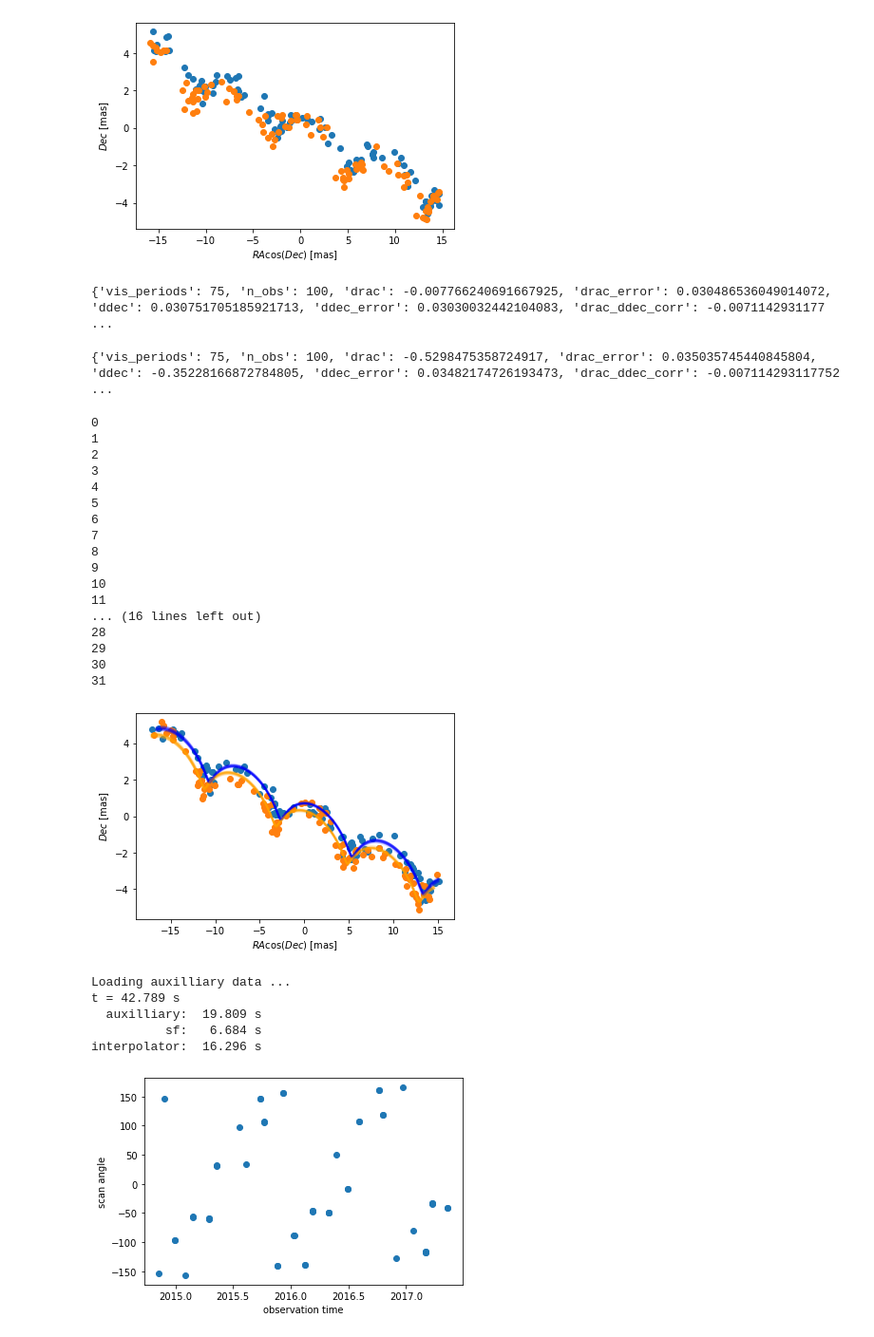
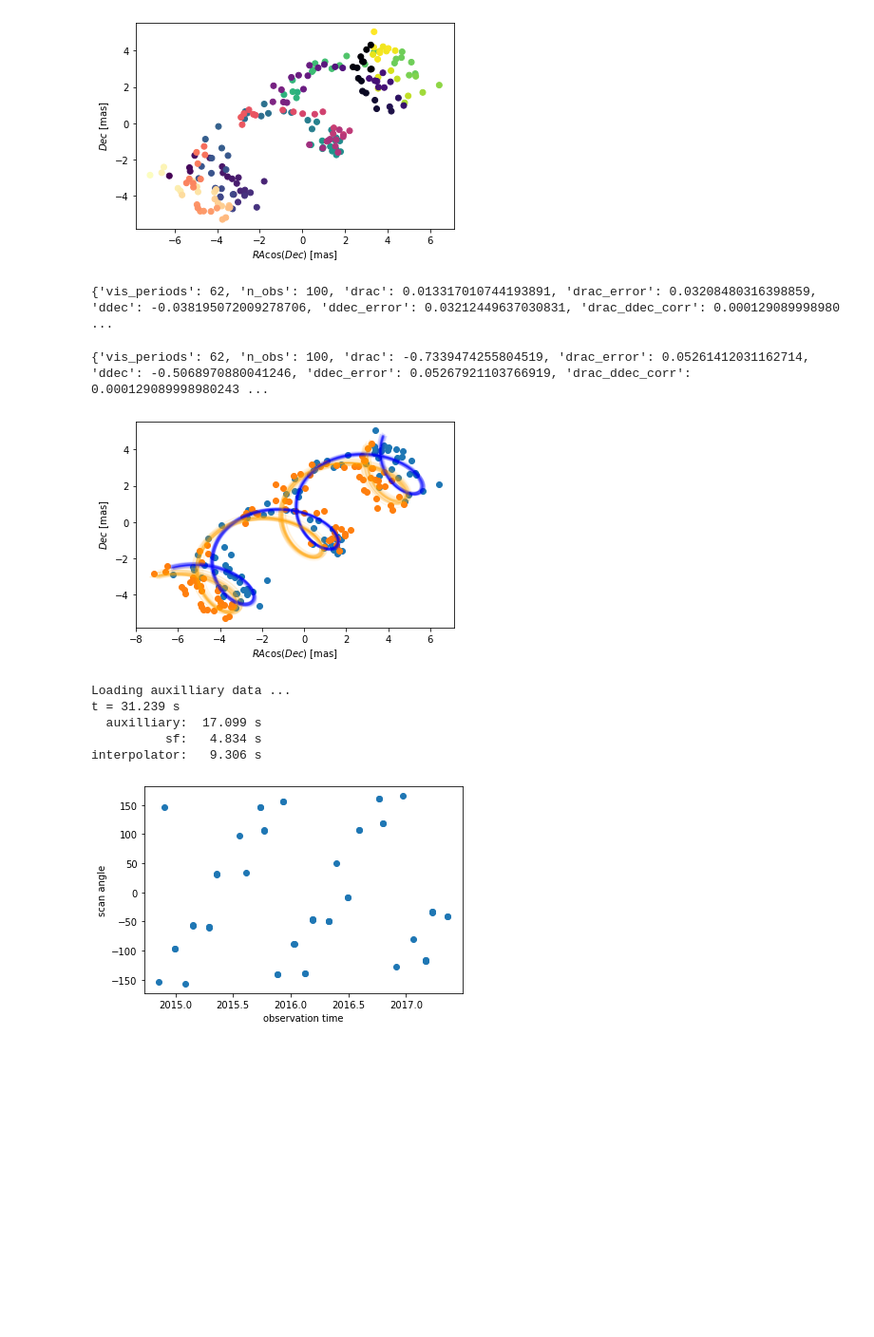
Before and after one commit to zpenoyre/astromet.py, a Jupyter notebook: example.ipynb, the cells around one changed output. Shown at 95% size. Drawn from its saved outputs; the diff is of its cells as text; code cells hidden in the pictures; blank space fills up the shorter version.

```diff
--- a/example.ipynb
+++ b/example.ipynb
@@ -4,7 +4,6 @@
 %autoreload 2
 # %%
 import astromet
-print(astromet.__file__)
 import numpy as np
 import matplotlib.pyplot as plt
 
@@ -16,6 +15,6 @@ params.ra=160     #[deg]
 params.dec=-50    #[deg]
 params.drac=0     #[mas]
 params.ddec=0     #[mas]
-params.pmrac=8    #[mas/yr]
-params.pmdec=-2   #[mas/yr]
-params.pllx=5     #[mas]
+params.pmrac=4    #[mas/yr]
+params.pmdec=3   #[mas/yr]
+params.parallax=2     #[mas]
@@ -24,6 +21,6 @@ params.pllx=5     #[mas]
 # %%
-# random times between 2014 and 2018 - a very rough approximation to Gaia eDR3
-ts=2014 + 4*np.random.rand(100)
+# random times - a very rough approximation to Gaia eDR3
+ts=2016 + ((34/12)*np.sort(np.random.rand(100))-(17/12))
 
 # optionally use the much simpler Kepler equation solver if numba causes errors
 #astromet.use_backup=True
@@ -46,7 +41,7 @@ plt.show()
 # (for single stars leave these blank or set l=q)
 params.period=2      #[yr]
 params.a=2    #[AU]
-params.e=0.8
+params.e=0.5
 params.q=0.5
 params.l=0.1
 # viewing angle
@@ -77,24 +72,24 @@ bobsracs=bracs+ast_error*np.random.randn(ts.size)
 bobsdecs=bdecs+ast_error*np.random.randn(ts.size)
 
 ax=plt.gca()
-ax.scatter(obsracs,obsdecs)
-ax.scatter(bobsracs,bobsdecs)
+ax.scatter(obsracs,obsdecs,c=ts)
+ax.scatter(bobsracs,bobsdecs,c=ts,cmap='magma_r')
 ax.set_xlabel(r'$RA \cos(Dec)$ [mas]')
 ax.set_ylabel(r'$Dec$ [mas]')
 plt.savefig('docs/plots/twoBodyError.png')
 plt.show()
 # %% [output]
-[figure, old version]
+[figure, new version]
 # %%
 results=astromet.simple_fit(ts,obsracs,obsdecs,ast_error,params.ra,params.dec)
 print(results)
 # %% [output]
-{'vis_periods': 75, 'n_obs': 100, 'drac': -0.007766240691667925, 'drac_error': 0.030486536049014072, 'ddec': 0.030751705185921713, 'ddec_error': 0.03030032442104083, 'drac_ddec_corr': -0.0071142931177 ...
+{'vis_periods': 62, 'n_obs': 100, 'drac': 0.013317010744193891, 'drac_error': 0.03208480316398859, 'ddec': -0.038195072009278706, 'ddec_error': 0.03212449637030831, 'drac_ddec_corr': 0.000129089998980 ...
 # %%
 bresults=astromet.simple_fit(ts,bobsracs,bobsdecs,ast_error,params.ra,params.dec)
 print(bresults)
 # %% [output]
-{'vis_periods': 75, 'n_obs': 100, 'drac': -0.5298475358724917, 'drac_error': 0.035035745440845804, 'ddec': -0.35228166872784805, 'ddec_error': 0.03482174726193473, 'drac_ddec_corr': -0.007114293117752 ...
+{'vis_periods': 62, 'n_obs': 100, 'drac': -0.7339474255804519, 'drac_error': 0.05261412031162714, 'ddec': -0.5068970880041246, 'ddec_error': 0.05267921103766919, 'drac_ddec_corr': 0.000129089998980243 ...
 # %%
 ax=plt.gca()
 ax.scatter(obsracs,obsdecs)
@@ -102,77 +97,59 @@ ax.scatter(bobsracs,bobsdecs)
 
 plotts=np.linspace(np.min(ts),np.max(ts),200)
 fitparams=astromet.params()
 bfitparams=astromet.params()
 for i in range(32):
     fitparams.ra=160     #[deg]
     fitparams.dec=-50    #[deg]
     fitparams.drac=results['drac']+results['drac_error']*np.random.randn()     #[mas]
     fitparams.ddec=results['ddec']+results['ddec_error']*np.random.randn()     #[mas]
     fitparams.pmrac=results['pmrac']+results['pmrac_error']*np.random.randn()    #[mas/yr]
     fitparams.pmdec=results['pmdec']+results['pmdec_error']*np.random.randn()   #[mas/yr]
-    fitparams.pllx=results['parallax']+results['parallax_error']*np.random.randn()     #[mas]
+    fitparams.parallax=results['parallax']+results['parallax_error']*np.random.randn()     #[mas]
 
     fitracs,fitdecs=astromet.track(plotts,fitparams)
     ax.plot(fitracs,fitdecs,c='blue',alpha=0.1)
 
     bfitparams.ra=160     #[deg]
     bfitparams.dec=-50    #[deg]
     bfitparams.drac=bresults['drac']+bresults['drac_error']*np.random.randn()     #[mas]
     bfitparams.ddec=bresults['ddec']+bresults['ddec_error']*np.random.randn()     #[mas]
     bfitparams.pmrac=bresults['pmrac']+bresults['pmrac_error']*np.random.randn()    #[mas/yr]
     bfitparams.pmdec=bresults['pmdec']+bresults['pmdec_error']*np.random.randn()   #[mas/yr]
-    bfitparams.pllx=bresults['parallax']+bresults['parallax_error']*np.random.randn()     #[mas]
+    bfitparams.parallax=bresults['parallax']+bresults['parallax_error']*np.random.randn()     #[mas]
 
     bfitracs,bfitdecs=astromet.track(plotts,bfitparams)
     ax.plot(bfitracs,bfitdecs,c='orange',alpha=0.1)
 
 ax.set_xlabel(r'$RA \cos(Dec)$ [mas]')
 ax.set_ylabel(r'$Dec$ [mas]')
 plt.savefig('docs/plots/twoBodyFit.png')
 plt.show()
 # %% [output]
-0
-1
-2
-3
-4
-5
-6
-7
-8
-9
-10
-11
-... (16 lines left out)
-28
-29
-30
-31
-[figure, old version]
+[figure, new version]
 # %%
 import dev.astromet.astromet as astromet
 import numpy as np
 import matplotlib.pyplot as plt
-import scanninglaw.times
-from scanninglaw.source import Source
+import scanninglaw
 
 ra=160
 dec=-50
-c=Source(ra,dec,unit='deg')
+c=scanninglaw.source.Source(ra,dec,unit='deg')
 
-dr3_sl=scanninglaw.times.dr2_sl(version='dr3_nominal')
+dr3_sl=scanninglaw.times.Times(version='dr3_nominal')
 sl=dr3_sl(c, return_times=True, return_angles=True)
 
-ts=np.squeeze(np.hstack(sl['times']))
+ts=np.squeeze(np.hstack(sl['times'])).astype('double')
 sort=np.argsort(ts)
 ts=2010+ts[sort]/365.25
-phis=np.squeeze(np.hstack(sl['angles']))[sort]
+phis=np.squeeze(np.hstack(sl['angles']))[sort].astype('double')
 # %% [output]
 Loading auxilliary data ...
-t = 42.789 s
-  auxilliary:  19.809 s
-          sf:   6.684 s
-interpolator:  16.296 s
+t = 31.239 s
+  auxilliary:  17.099 s
+          sf:   4.834 s
+interpolator:   9.306 s
 # %%
 ax=plt.gca()
 ax.scatter(ts,phis)
```
Also changed, not shown: parts of 8 cells of this notebook, 8 other files.
